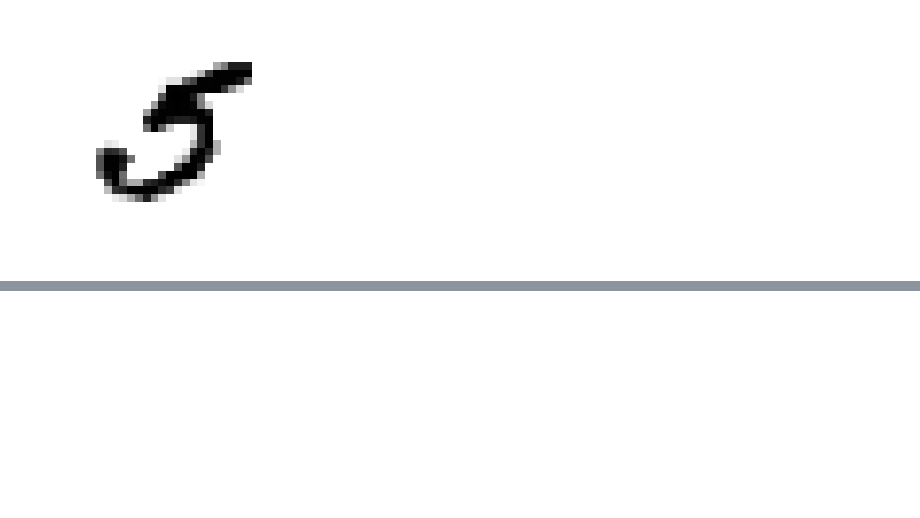
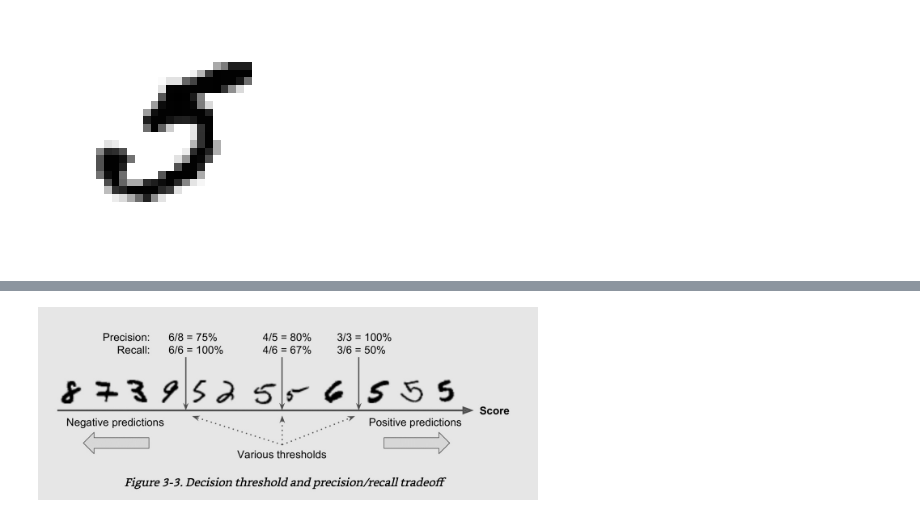
Before and after one commit to garcia-alex/ml-workflows, a Jupyter notebook: ch03.ipynb, the cells around one changed output, grey strips where cells are left out. Saved outputs shown, nothing was run; the diff lists cells and outputs as text; code cells hidden in the pictures; blank space fills up the shorter version.

```diff
--- a/ch03.ipynb
+++ b/ch03.ipynb
@@ -27 +30,5 @@ y[36000], y_[36000]
+# %%
+Image(f'{PATH_SCREENSHOTS}/ch03/thresholds.jpg', width=500)
+# %% [output]
+[figure, added]
 # %%
```
Also changed, not shown: parts of 13 cells of this notebook, 10 other files.
